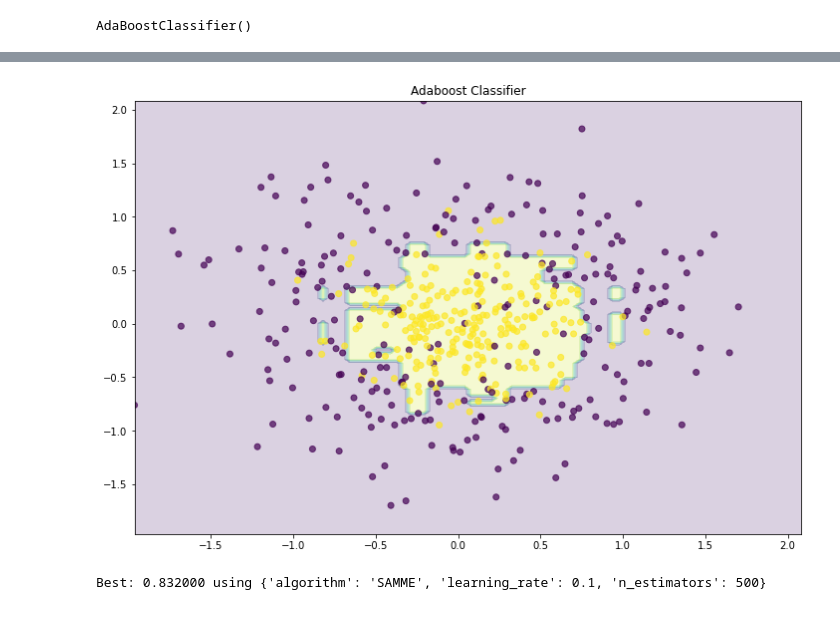
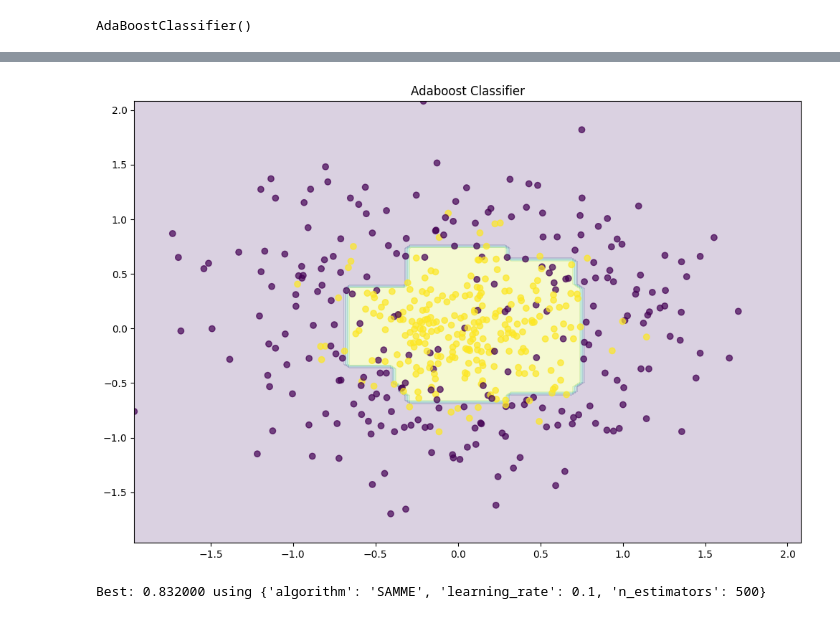
Before and after one commit to agarwalprashant/100-days-of-machine-learning, a Jupyter notebook: day66-adaboost/adaboost-hyperparameter.ipynb, the cells around one changed output, grey strips where cells are left out. Saved outputs shown, nothing was run; the diff lists cells and outputs as text; code cells hidden in the pictures.

```diff
--- a/day66-adaboost/adaboost-hyperparameter.ipynb
+++ b/day66-adaboost/adaboost-hyperparameter.ipynb
@@ -157,9 +211,9 @@ plot_decision_boundary(abc)
 # %%
-abc = AdaBoostClassifier(n_estimators=1500,learning_rate=0.1)
+abc = AdaBoostClassifier(n_estimators=150,learning_rate=0.1)
 abc.fit(X,y)
 plot_decision_boundary(abc)
 # %% [output]
-[figure, old version]
+[figure, new version]
 # %%
 from sklearn.model_selection import GridSearchCV
 
```
Also changed, not shown: parts of 5 cells of this notebook, 2 other files.
